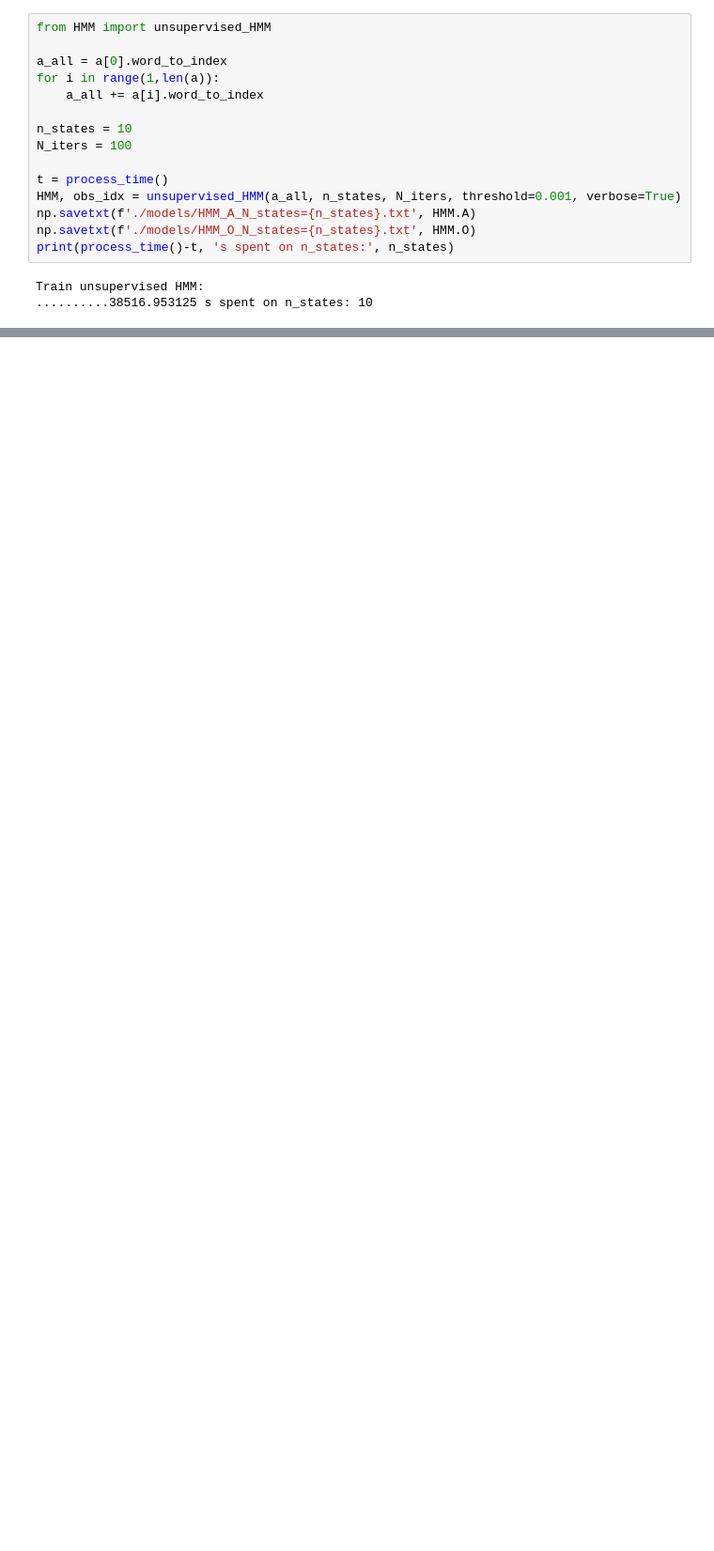
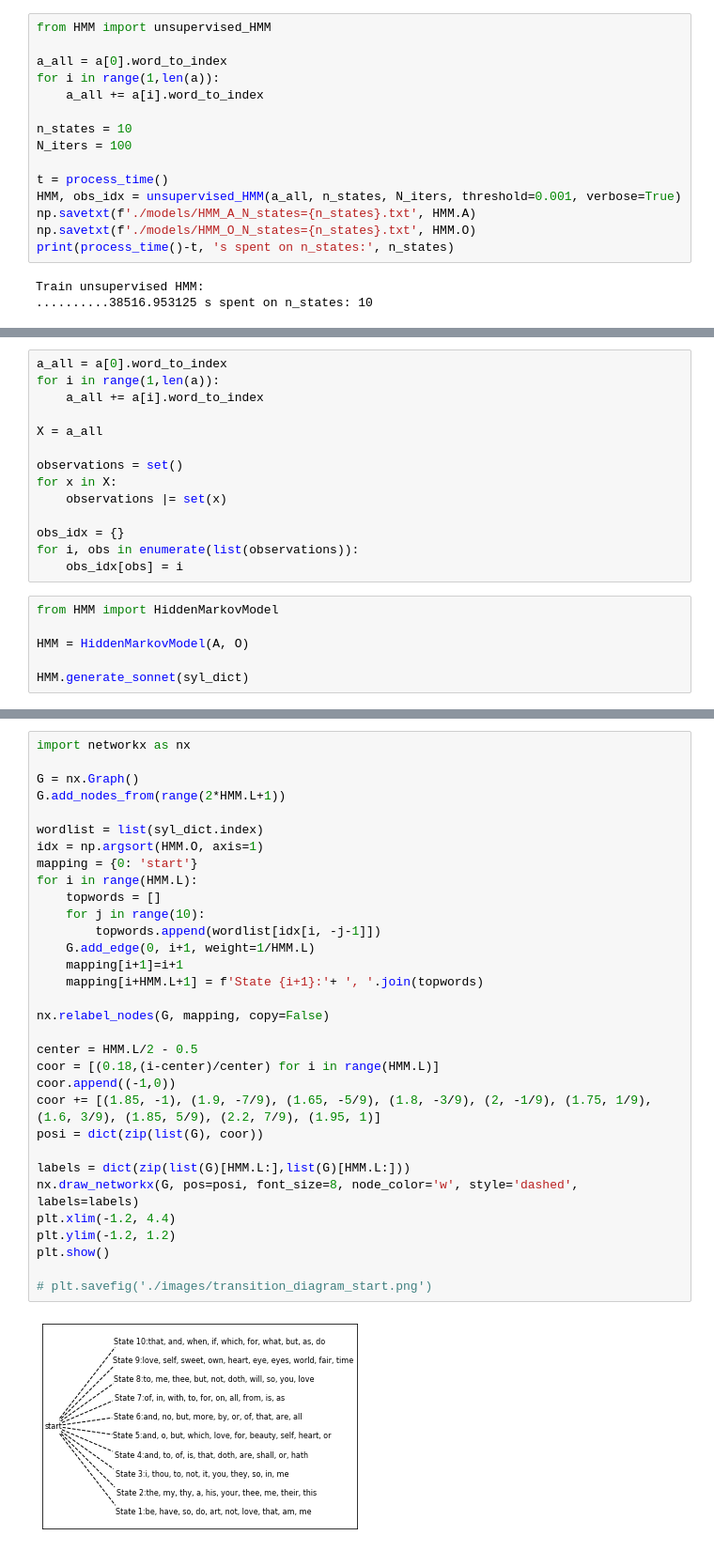
Before and after one commit to cjackal/CS155_PROJECT3, a Jupyter notebook: notebook.ipynb, the cells around one changed output, grey strips where cells are left out. Shown: that part at 94% size. Drawn from its saved outputs; the diff is of its cells as text; blank space fills up the shorter version.

```diff
--- a/notebook.ipynb
+++ b/notebook.ipynb
@@ -288,0 +310,20 @@ Train unsupervised HMM:
+# %%
+a_all = a[0].word_to_index
+for i in range(1,len(a)):
+    a_all += a[i].word_to_index
+
+X = a_all
+
+observations = set()
+for x in X:
+    observations |= set(x)
+
+obs_idx = {}
+for i, obs in enumerate(list(observations)):
+    obs_idx[obs] = i
+# %%
+from HMM import HiddenMarkovModel
+
+HMM = HiddenMarkovModel(A, O)
+
+HMM.generate_sonnet(syl_dict)
@@ -288,0 +347,34 @@ Train unsupervised HMM:
+# %%
+import networkx as nx
+
+G = nx.Graph()
+G.add_nodes_from(range(2*HMM.L+1))
+
+wordlist = list(syl_dict.index)
+idx = np.argsort(HMM.O, axis=1)
+mapping = {0: 'start'}
+for i in range(HMM.L):
+    topwords = []
+    for j in range(10):
+        topwords.append(wordlist[idx[i, -j-1]])
+    G.add_edge(0, i+1, weight=1/HMM.L)
+    mapping[i+1]=i+1
+    mapping[i+HMM.L+1] = f'State {i+1}:'+ ', '.join(topwords)
+
+nx.relabel_nodes(G, mapping, copy=False)
+
+center = HMM.L/2 - 0.5
+coor = [(0.18,(i-center)/center) for i in range(HMM.L)]
+coor.append((-1,0))
+coor += [(1.85, -1), (1.9, -7/9), (1.65, -5/9), (1.8, -3/9), (2, -1/9), (1.75, 1/9), (1.6, 3/9), (1.85, 5/9), (2.2, 7/9), (1.95, 1)]
+posi = dict(zip(list(G), coor))
+
+labels = dict(zip(list(G)[HMM.L:],list(G)[HMM.L:]))
+nx.draw_networkx(G, pos=posi, font_size=8, node_color='w', style='dashed', labels=labels)
+plt.xlim(-1.2, 4.4)
+plt.ylim(-1.2, 1.2)
+plt.show()
+
+# plt.savefig('./images/transition_diagram_start.png')
+# %% [output]
+[figure, added]
```
Also changed, not shown: parts of 21 cells of this notebook, 5 other files.
